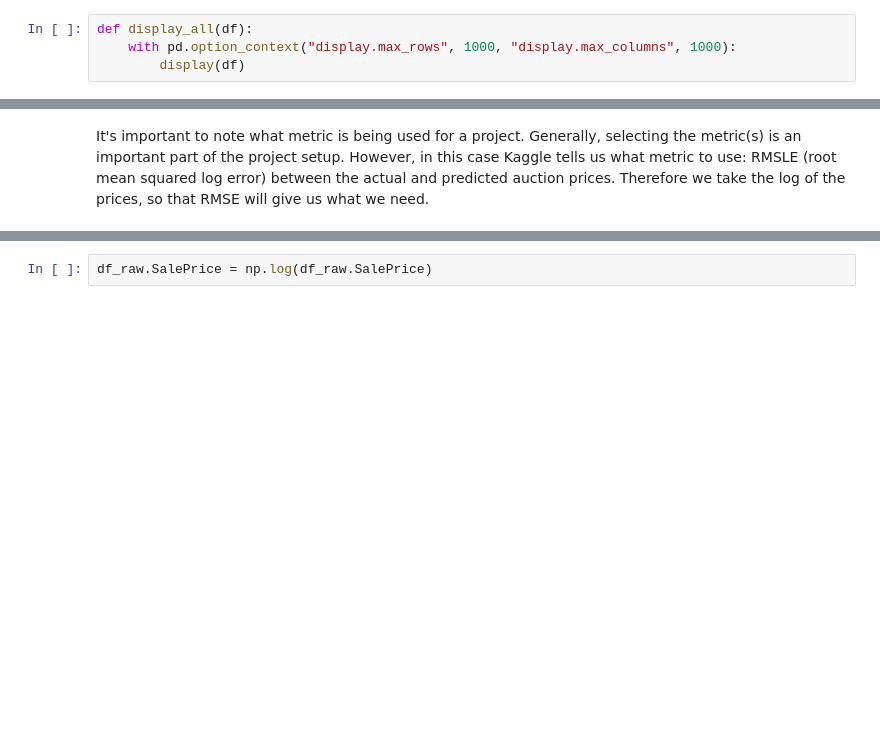
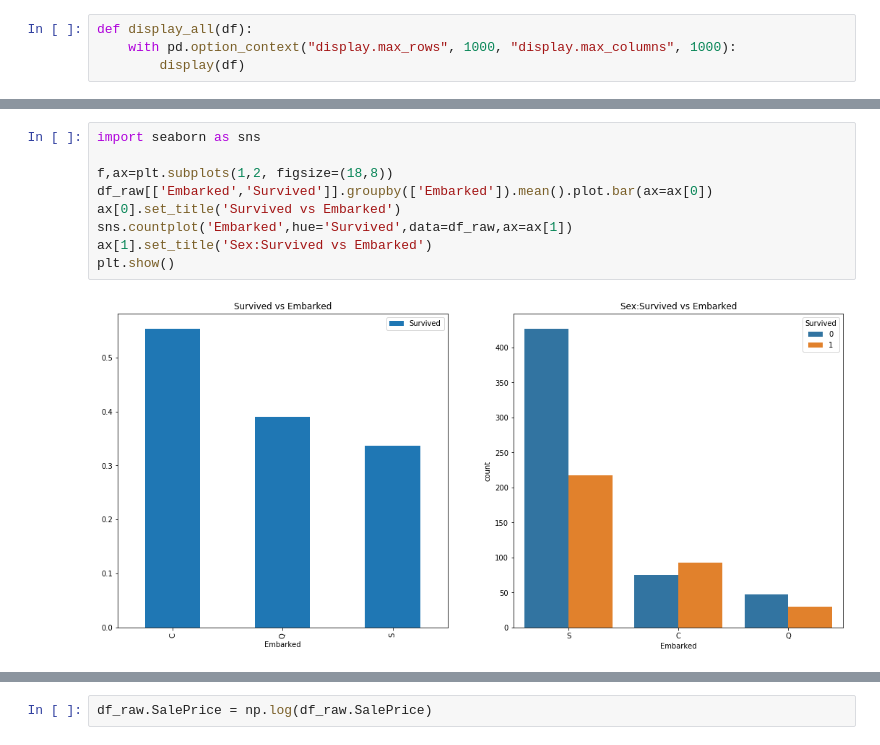
Before and after one commit to ValentinoVizner/google_Colab, a Jupyter notebook: courses/ml1/lesson1-rf_titanic.ipynb, the cells around one changed output, grey strips where cells are left out. Saved outputs shown, nothing was run; the diff lists cells and outputs as text; blank space fills up the shorter version.

```diff
--- a/courses/ml1/lesson1-rf_titanic.ipynb
+++ b/courses/ml1/lesson1-rf_titanic.ipynb
@@ -294,2 +270,11 @@ display_all(df_raw.describe(include='all').T)
-# %% [markdown]
-It's important to note what metric is being used for a project. Generally, selecting the metric(s) is an important part of the project setup. However, in this case Kaggle tells us what metric to use: RMSLE (root mean squared log error) between the actual and predicted auction prices. Therefore we take the log of the prices, so that RMSE will give us what we need.
+# %%
+import seaborn as sns
+
+f,ax=plt.subplots(1,2, figsize=(18,8))
+df_raw[['Embarked','Survived']].groupby(['Embarked']).mean().plot.bar(ax=ax[0])
+ax[0].set_title('Survived vs Embarked')
+sns.countplot('Embarked',hue='Survived',data=df_raw,ax=ax[1])
+ax[1].set_title('Sex:Survived vs Embarked')
+plt.show()
+# %% [output]
+[figure, added]
```
Also changed, not shown: parts of 36 cells of this notebook.
